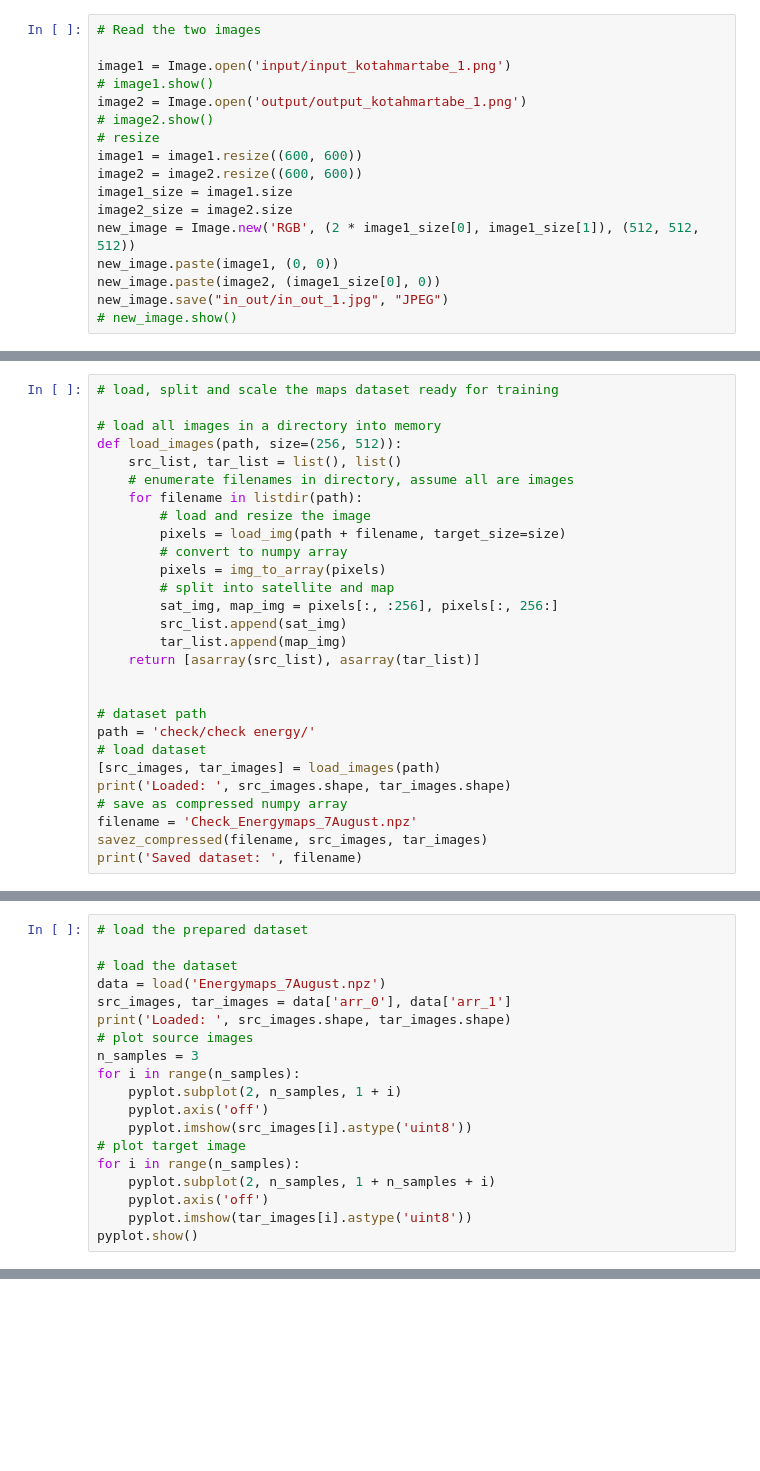
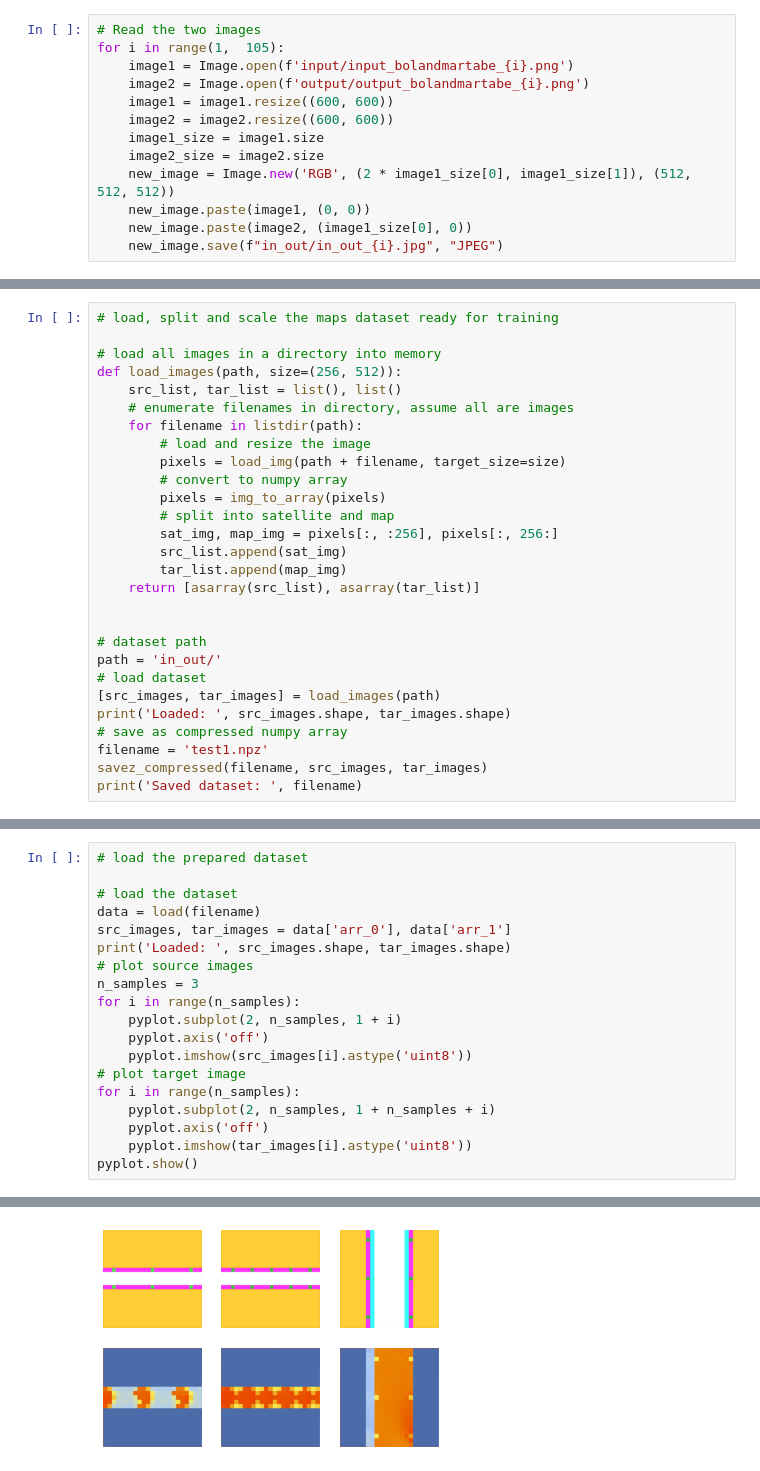
Before and after one commit to ShShayan/Thesis-Codes, a Jupyter notebook: sh_machine_learning.ipynb, the cells around one changed output, grey strips where cells are left out. Cells and saved outputs as stored; diff of their text form; blank space fills up the shorter version.

```diff
--- a/sh_machine_learning.ipynb
+++ b/sh_machine_learning.ipynb
@@ -33,17 +27,13 @@ from numpy import vstack
 # %%
 # Read the two images
-
-image1 = Image.open('input/input_kotahmartabe_1.png')
-# image1.show()
-image2 = Image.open('output/output_kotahmartabe_1.png')
-# image2.show()
-# resize
-image1 = image1.resize((600, 600))
-image2 = image2.resize((600, 600))
-image1_size = image1.size
-image2_size = image2.size
-new_image = Image.new('RGB', (2 * image1_size[0], image1_size[1]), (512, 512, 512))
-new_image.paste(image1, (0, 0))
-new_image.paste(image2, (image1_size[0], 0))
-new_image.save("in_out/in_out_1.jpg", "JPEG")
-# new_image.show()
+for i in range(1,  105):
+    image1 = Image.open(f'input/input_bolandmartabe_{i}.png')
+    image2 = Image.open(f'output/output_bolandmartabe_{i}.png')
+    image1 = image1.resize((600, 600))
+    image2 = image2.resize((600, 600))
+    image1_size = image1.size
+    image2_size = image2.size
+    new_image = Image.new('RGB', (2 * image1_size[0], image1_size[1]), (512, 512, 512))
+    new_image.paste(image1, (0, 0))
+    new_image.paste(image2, (image1_size[0], 0))
+    new_image.save(f"in_out/in_out_{i}.jpg", "JPEG")
@@ -69,11 +57,11 @@ def load_images(path, size=(256, 512)):
 
 
 # dataset path
-path = 'check/check energy/'
+path = 'in_out/'
 # load dataset
 [src_images, tar_images] = load_images(path)
 print('Loaded: ', src_images.shape, tar_images.shape)
 # save as compressed numpy array
-filename = 'Check_Energymaps_7August.npz'
+filename = 'test1.npz'
 savez_compressed(filename, src_images, tar_images)
 print('Saved dataset: ', filename)
@@ -81,7 +72,7 @@ print('Saved dataset: ', filename)
 # load the prepared dataset
 
 # load the dataset
-data = load('Energymaps_7August.npz')
+data = load(filename)
 src_images, tar_images = data['arr_0'], data['arr_1']
 print('Loaded: ', src_images.shape, tar_images.shape)
 # plot source images
@@ -96,3 +87,4 @@ for i in range(n_samples):
 	pyplot.axis('off')
 	pyplot.imshow(tar_images[i].astype('uint8'))
 pyplot.show()
+# %% [output]
@@ -99,3 +92,4 @@ pyplot.show()
+[figure, added]
 # %%
 # define the discriminator model
 def define_discriminator(image_shape):
```
Also changed, not shown: parts of 22 cells of this notebook.
